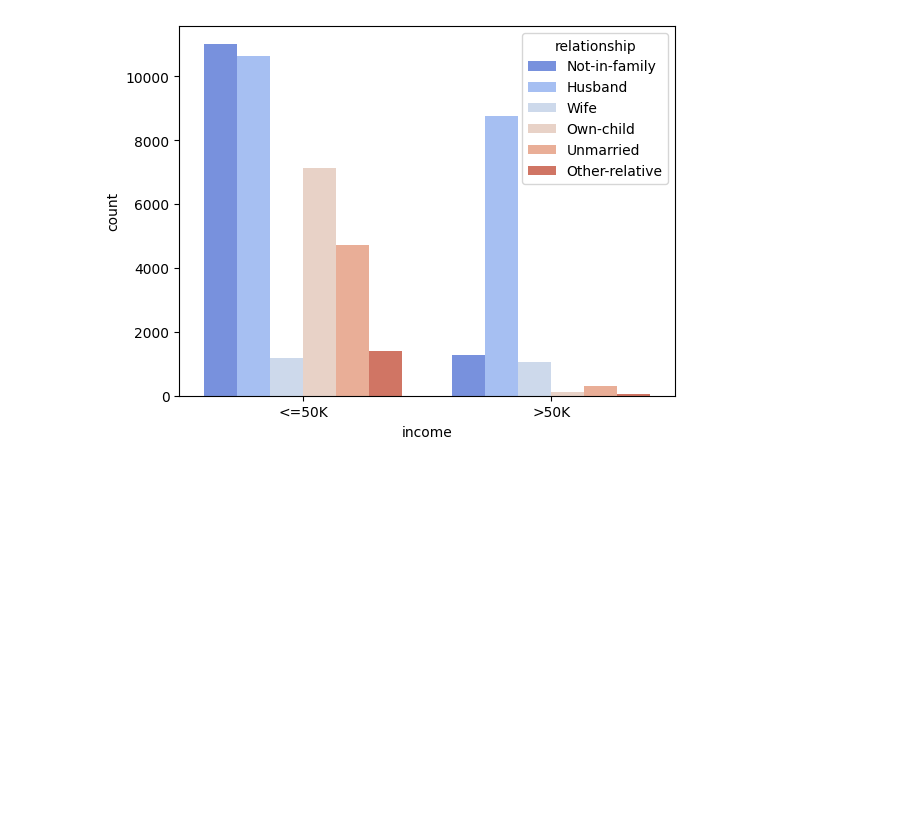
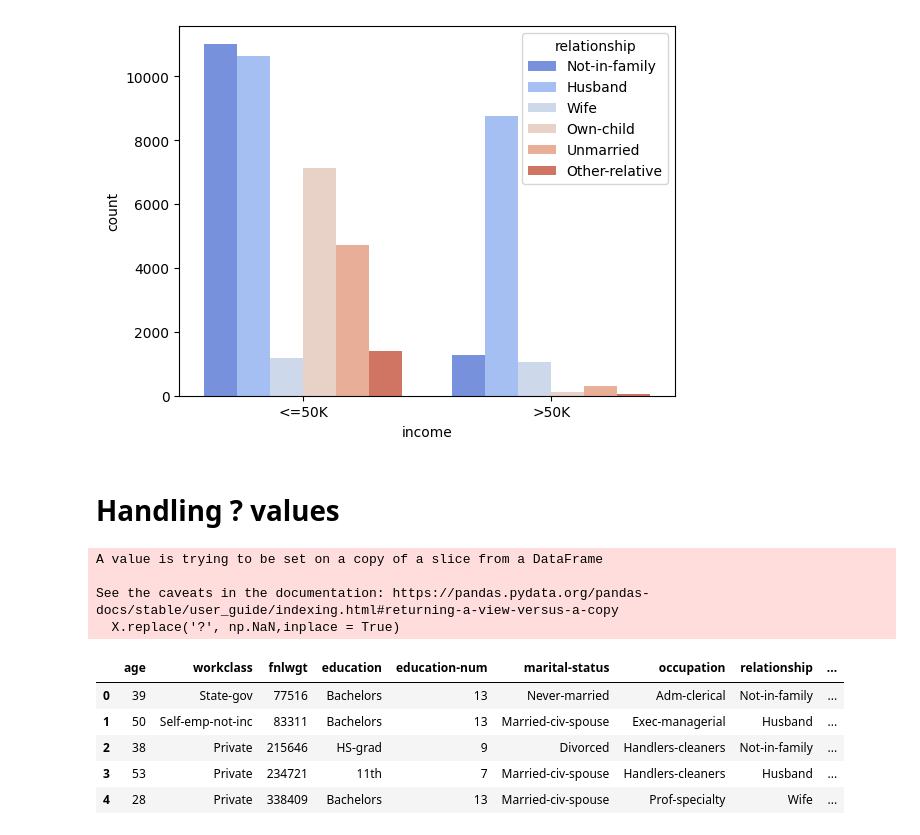
Before and after one commit to Rushdi-Rzx/Adult-Census-Income, a Jupyter notebook: MLCW.ipynb, the cells around one changed output. Cells and saved outputs as stored; diff of their text form; code cells hidden in the pictures; blank space fills up the shorter version.

Commit message:
Handling ?

```diff
--- a/MLCW.ipynb
+++ b/MLCW.ipynb
@@ -284,6 +284,18 @@ Name: income, dtype: int64
 sns.countplot(x='income', palette='coolwarm', hue='relationship', data=X);
 # %% [output]
 [figure]
+# %% [markdown]
+# Handling ? values
 # %%
 X.replace('?', np.NaN,inplace = True)
-X.head()
+# %% [output]
+A value is trying to be set on a copy of a slice from a DataFrame
+
+See the caveats in the documentation: https://pandas.pydata.org/pandas-docs/stable/user_guide/indexing.html#returning-a-view-versus-a-copy
+  X.replace('?', np.NaN,inplace = True)
+|  | age | workclass | fnlwgt | education | education-num | marital-status | occupation | relationship | ... |
+| 0 | 39 | State-gov | 77516 | Bachelors | 13 | Never-married | Adm-clerical | Not-in-family | ... |
+| 1 | 50 | Self-emp-not-inc | 83311 | Bachelors | 13 | Married-civ-spouse | Exec-managerial | Husband | ... |
+| 2 | 38 | Private | 215646 | HS-grad | 9 | Divorced | Handlers-cleaners | Not-in-family | ... |
+| 3 | 53 | Private | 234721 | 11th | 7 | Married-civ-spouse | Handlers-cleaners | Husband | ... |
+| 4 | 28 | Private | 338409 | Bachelors | 13 | Married-civ-spouse | Prof-specialty | Wife | ... |
```
Also changed, not shown: parts of 4 cells of this notebook.
